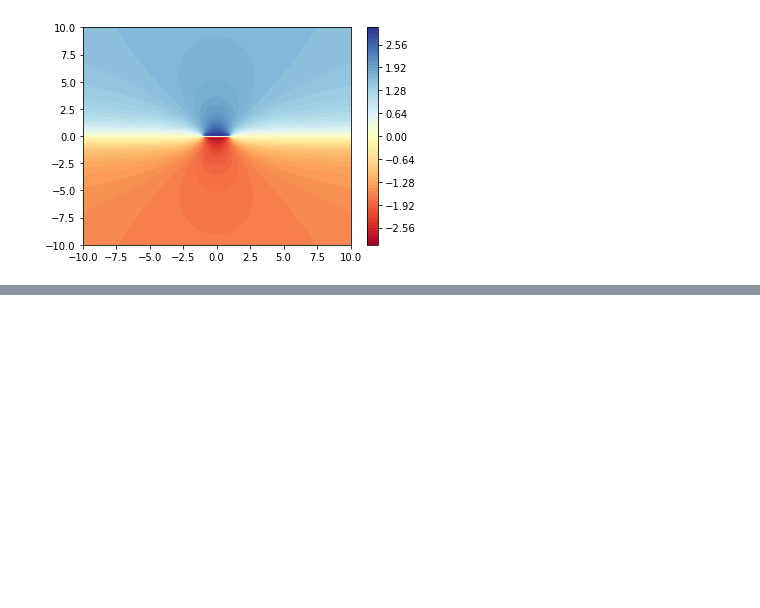
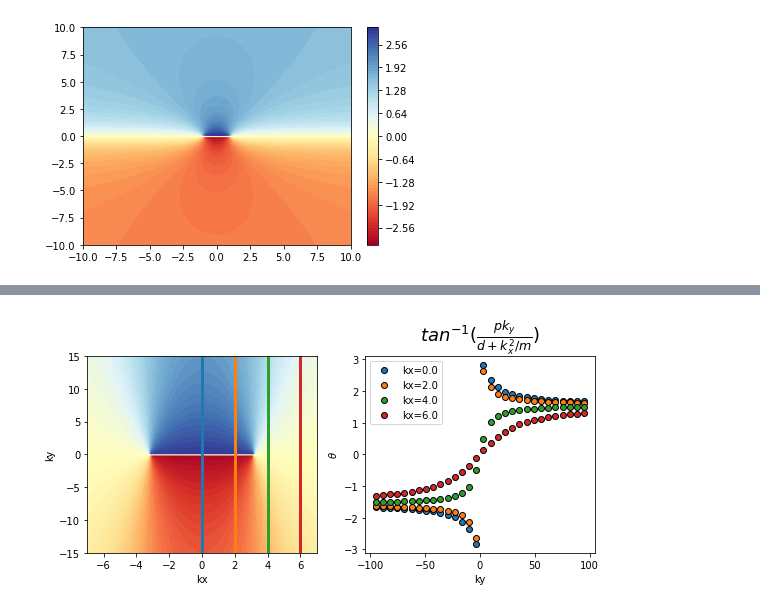
Before and after one commit to santoshkumarradha/dirac-annihilation, a Jupyter notebook: 3Dfigures.ipynb, the cells around one changed output, grey strips where cells are left out. Cells and saved outputs as stored; diff of their text form; code cells hidden in the pictures; blank space fills up the shorter version.

```diff
--- a/3Dfigures.ipynb
+++ b/3Dfigures.ipynb
@@ -221,0 +255,33 @@ plt.colorbar()
+# %%
+fig,ax1=plt.subplots(1,2,figsize=(8,4))
+
+ax=ax1[0]
+ang=[]
+kx=np.linspace(-7,7,200)
+ky=np.linspace(-15,15,100)
+for i in kx:
+    for j in ky:
+        ang.append(theta([i,j],d,p,m))
+ax.contourf(kx,ky,np.array(ang).reshape(200,100).T,90,cmap="RdYlBu")
+ax.set_xlabel("kx")
+ax.set_ylabel("ky")
+
+
+ax=ax1[1]
+ax2=ax1[0]
+ky=np.linspace(-95,95,30)
+d=-10;p=1;m=1
+theta=lambda k,d,p,m: np.arctan2(p*k[1] , (d + k[0]**2/m))
+cmap = plt.get_cmap("tab10")
+for i,x in enumerate(np.linspace(0,6,4)):
+    l=ax.scatter(ky,[theta(i,d,p,m) for i in np.array([[x,j] for j in ky])],edgecolors='k',label="kx={:3.1f}".format(x),color=cmap(i))
+    ax2.axvline(x,color=cmap(i),lw=3)
+ax.set_title("$tan^{-1}(\\frac{pk_y}{d+k_x^2/m})$",fontsize=18)
+ax.legend()
+ax.set_xlabel("ky")
+ax.set_ylabel("$\\theta$")
+plt.tight_layout()
+plt.savefig("figs/wavefunction.png",dpi=200)
+plt.show()
+# %% [output]
+[figure, added]
```
Also changed, not shown: parts of 4 cells of this notebook, 3 other files.
